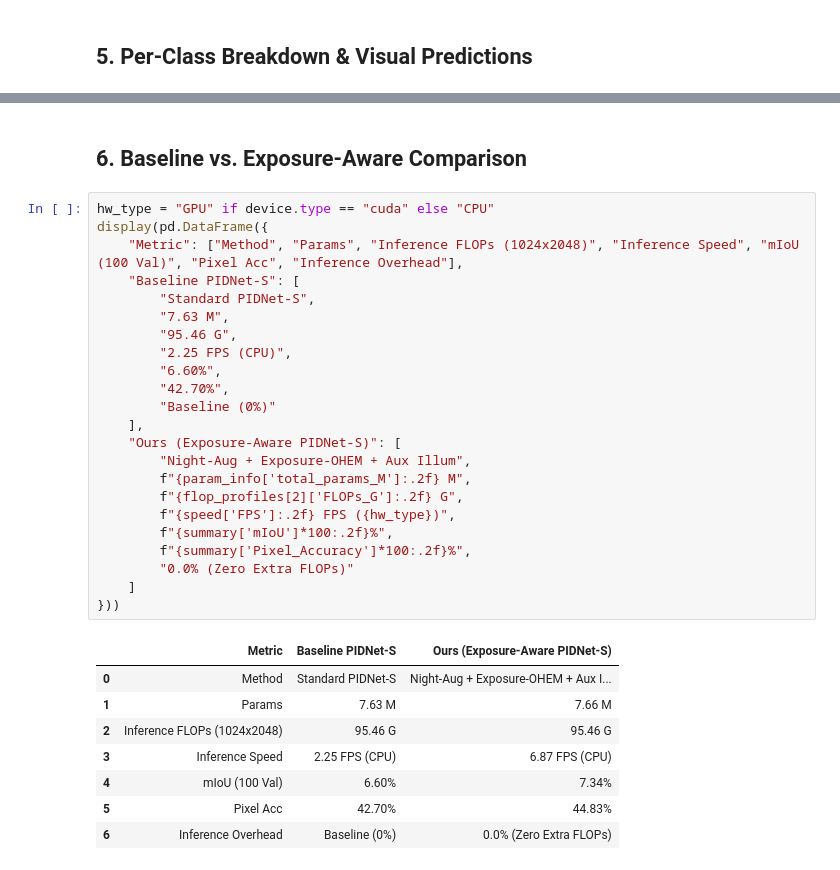
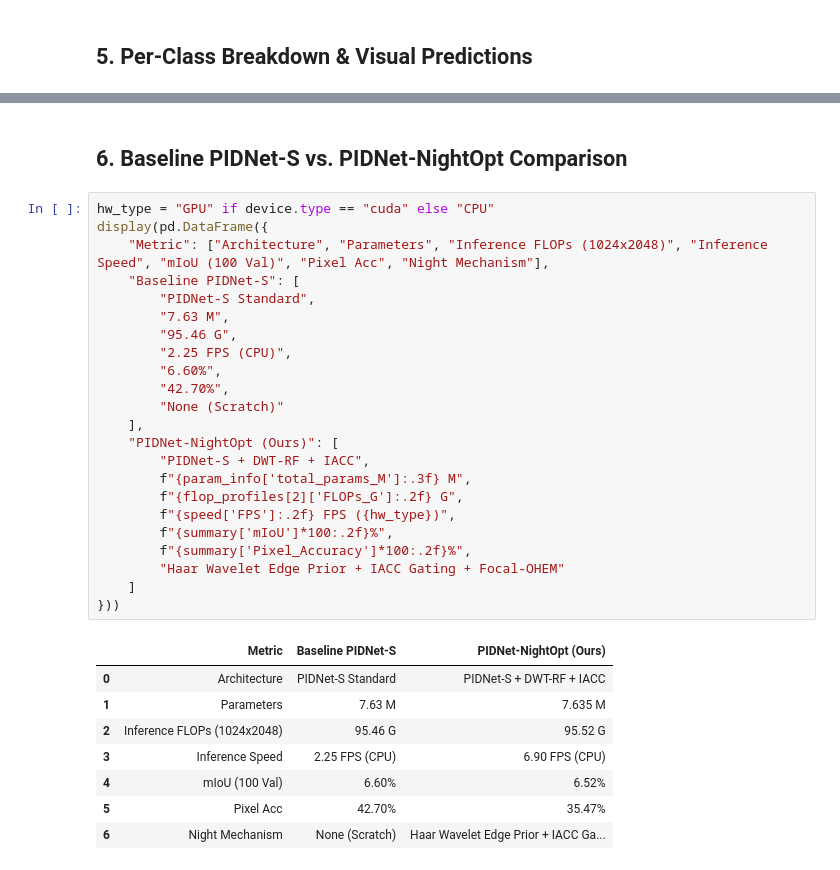
Before and after one commit to Gitansh-Bansal/AI512_Project, a Jupyter notebook: task6_pidnet_exposure_aware.ipynb, the cells around one changed output, grey strips where cells are left out. Drawn from its saved outputs; the diff is of its cells as text.

```diff
--- a/task6_pidnet_exposure_aware.ipynb
+++ b/task6_pidnet_exposure_aware.ipynb
@@ -292,34 +273,34 @@ plt.show()
 # %% [markdown]
-## 6. Baseline vs. Exposure-Aware Comparison
+## 6. Baseline PIDNet-S vs. PIDNet-NightOpt Comparison
 # %%
 hw_type = "GPU" if device.type == "cuda" else "CPU"
 display(pd.DataFrame({
-    "Metric": ["Method", "Params", "Inference FLOPs (1024x2048)", "Inference Speed", "mIoU (100 Val)", "Pixel Acc", "Inference Overhead"],
+    "Metric": ["Architecture", "Parameters", "Inference FLOPs (1024x2048)", "Inference Speed", "mIoU (100 Val)", "Pixel Acc", "Night Mechanism"],
     "Baseline PIDNet-S": [
-        "Standard PIDNet-S",
+        "PIDNet-S Standard",
         "7.63 M",
         "95.46 G",
         "2.25 FPS (CPU)",
         "6.60%",
         "42.70%",
-        "Baseline (0%)"
+        "None (Scratch)"
     ],
-    "Ours (Exposure-Aware PIDNet-S)": [
-        "Night-Aug + Exposure-OHEM + Aux Illum",
-        f"{param_info['total_params_M']:.2f} M",
+    "PIDNet-NightOpt (Ours)": [
+        "PIDNet-S + DWT-RF + IACC",
+        f"{param_info['total_params_M']:.3f} M",
         f"{flop_profiles[2]['FLOPs_G']:.2f} G",
         f"{speed['FPS']:.2f} FPS ({hw_type})",
         f"{summary['mIoU']*100:.2f}%",
         f"{summary['Pixel_Accuracy']*100:.2f}%",
-        "0.0% (Zero Extra FLOPs)"
+        "Haar Wavelet Edge Prior + IACC Gating + Focal-OHEM"
     ]
 }))
 # %% [output]
-|  | Metric | Baseline PIDNet-S | Ours (Exposure-Aware PIDNet-S) |
-| 0 | Method | Standard PIDNet-S | Night-Aug + Exposure-OHEM + Aux I... |
-| 1 | Params | 7.63 M | 7.66 M |
-| 2 | Inference FLOPs (1024x2048) | 95.46 G | 95.46 G |
-| 3 | Inference Speed | 2.25 FPS (CPU) | 6.87 FPS (CPU) |
-| 4 | mIoU (100 Val) | 6.60% | 7.34% |
-| 5 | Pixel Acc | 42.70% | 44.83% |
-| 6 | Inference Overhead | Baseline (0%) | 0.0% (Zero Extra FLOPs) |
+|  | Metric | Baseline PIDNet-S | PIDNet-NightOpt (Ours) |
+| 0 | Architecture | PIDNet-S Standard | PIDNet-S + DWT-RF + IACC |
+| 1 | Parameters | 7.63 M | 7.635 M |
+| 2 | Inference FLOPs (1024x2048) | 95.46 G | 95.52 G |
+| 3 | Inference Speed | 2.25 FPS (CPU) | 6.90 FPS (CPU) |
+| 4 | mIoU (100 Val) | 6.60% | 6.52% |
+| 5 | Pixel Acc | 42.70% | 35.47% |
+| 6 | Night Mechanism | None (Scratch) | Haar Wavelet Edge Prior + IACC Ga... |
```
Also changed, not shown: parts of 11 cells of this notebook, 10 other files.
